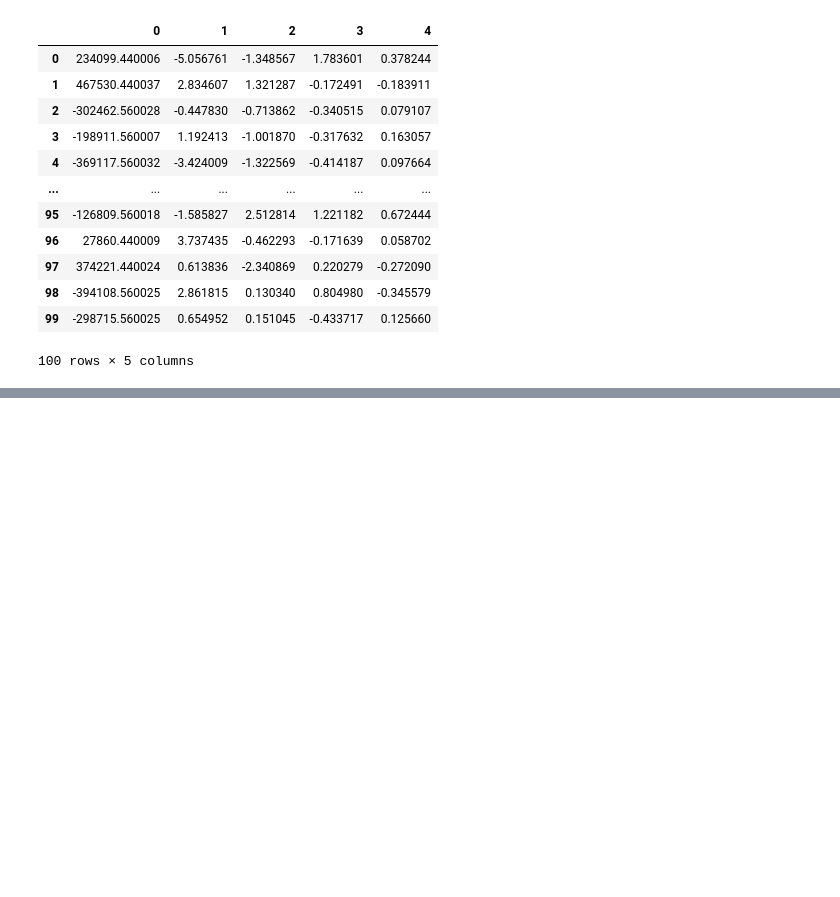
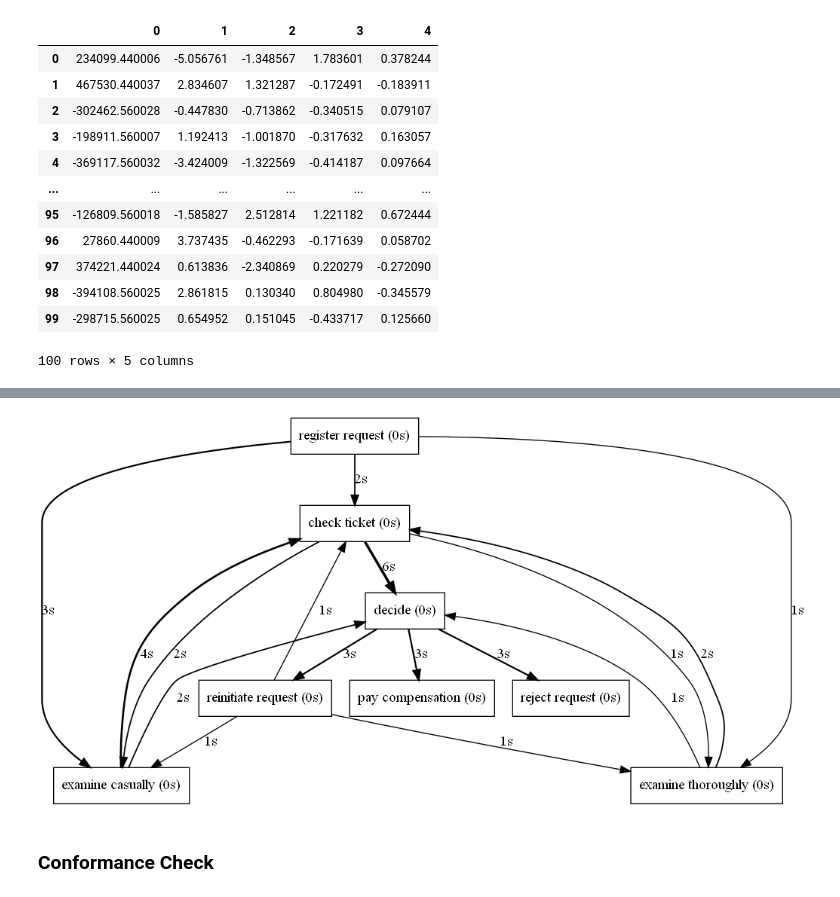
Before and after one commit to mico-boje/data-science-practice, a Jupyter notebook: ProcessMining/PM4PY.ipynb, the cells around one changed output, grey strips where cells are left out. Drawn from its saved outputs; the diff is of its cells as text; code cells hidden in the pictures; blank space fills up the shorter version.

Commit message:
stream example

```diff
--- a/ProcessMining/PM4PY.ipynb
+++ b/ProcessMining/PM4PY.ipynb
@@ -193,0 +200,4 @@ df2
+# %%
+from pm4py.streaming.algo.discovery.dfg import algorithm as dfg_discovery
+
+streaming_dfg = dfg_discovery.apply()
@@ -193,0 +208,4 @@ df2
+# %%
+
+from pm4py.objects.log.importer.xes import importer as xes_importer
+log = xes_importer.apply('data/running-example.xes')
@@ -193,0 +220,8 @@ df2
+# %%
+dfg, activities, sa, ea = streaming_dfg.get()
+# %%
+from pm4py.visualization.dfg import visualizer as dfg_visualization
+gviz = dfg_visualization.apply(dfg, log=log, variant=dfg_visualization.Variants.PERFORMANCE)
+dfg_visualization.view(gviz)
+# %% [output]
+[figure, added]
@@ -193,0 +230,2 @@ df2
+# %% [markdown]
+<h3> Conformance Check
```
Also changed, not shown: parts of 24 cells of this notebook, 1 other file.
